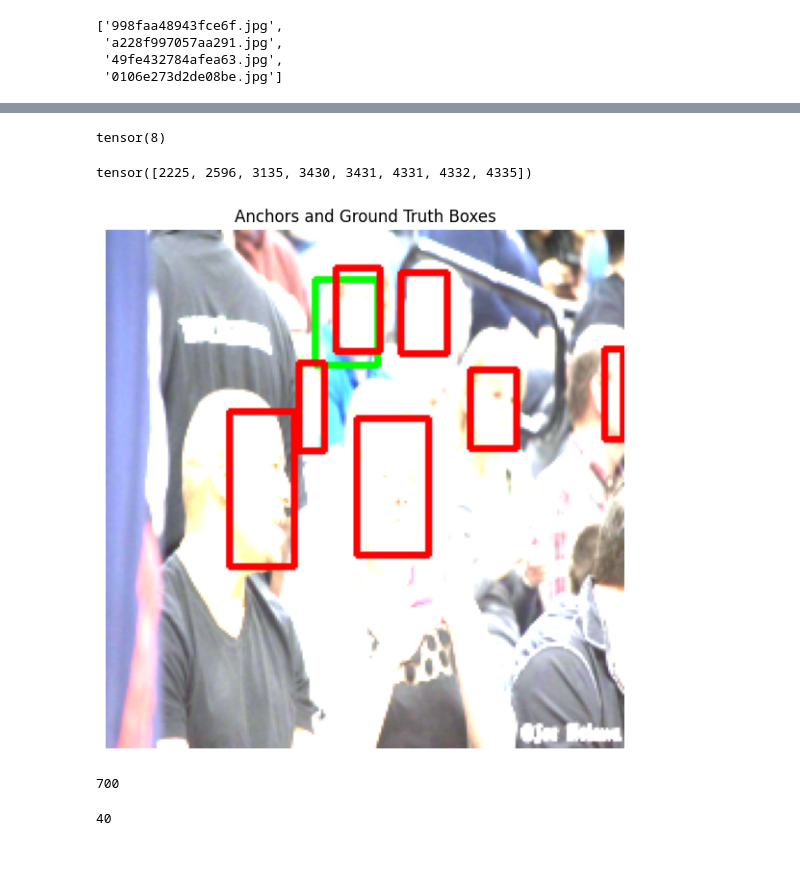
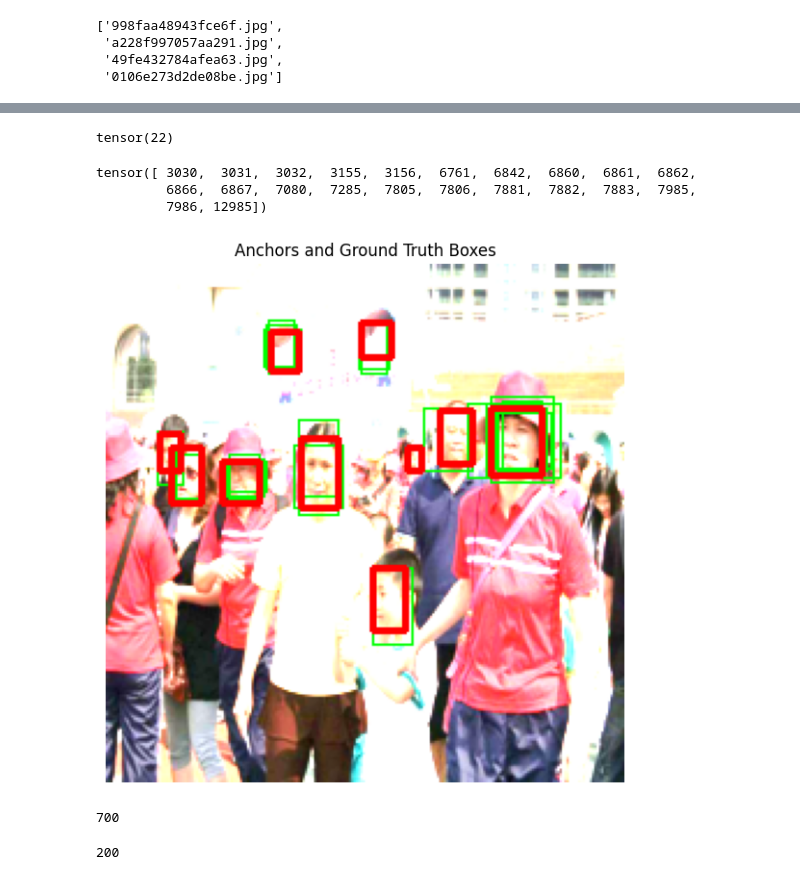
Before and after one commit to Atlas2p0/FasterRCNNFaceDetection, a Jupyter notebook: notebooks/RPN.ipynb, the cells around one changed output, grey strips where cells are left out. Cells and saved outputs as stored; diff of their text form; code cells hidden in the pictures.

```diff
--- a/notebooks/RPN.ipynb
+++ b/notebooks/RPN.ipynb
@@ -181,6 +101,6 @@ tensor([[0.0231, 0.0105, 0.0483, 0.0610],
 # %%
-sample_image= train_dataset[8]['image']
-sample_label= train_dataset[8]['boxes']
+sample_image= train_dataset[2]['image']
+sample_label= train_dataset[2]['boxes']
 
 np_image_display= sample_image.detach().cpu().numpy()
 np_image_display = np.transpose(np_image_display, (1, 2, 0)) # CxHxW to HxWxC
@@ -194,7 +114,7 @@ else:
 # Ensure contiguous
 if not np_image_display.flags['C_CONTIGUOUS']:
     np_image_display = np.ascontiguousarray(np_image_display)
-
+print(all_anchors.shape)
 # Draw ALL anchors on the resized image
-draw_image_with_box(sample_image, all_anchors[1250:1300])
+draw_image_with_box(sample_image, all_anchors)
 # %% [output]
@@ -212,15 +135,20 @@ tensor(0.6896)
 # %%
-matched_targs= match_anchors_to_gt(all_anchors, sample_label)
-matched_labels, regression_targets= matched_targs['labels'], matched_targs['regression_targets']
+keep, matched_labels, gt_assign= match_anchors_to_gt(all_anchors, filtered_bboxes)
 num_positive_labels= torch.sum(matched_labels==1)
 num_positive_labels
 # %% [output]
-tensor(8)
+tensor(22)
 # %%
-torch.where(matched_labels==1)[0]
+foreground_mask= matched_labels == 1
+pos_anchor_idx= keep[foreground_mask]
+pos_anchor_idx
 # %% [output]
-tensor([2225, 2596, 3135, 3430, 3431, 4331, 4332, 4335])
+tensor([ 3030,  3031,  3032,  3155,  3156,  6761,  6842,  6860,  6861,  6862,
+         6866,  6867,  7080,  7285,  7805,  7806,  7881,  7882,  7883,  7985,
+         7986, 12985])
+# %%
+pos_anchors= all_anchors[pos_anchor_idx]
 # %%
-visualize_anchors_and_gt(sample_image, all_anchors[2596:2597], filtered_bboxes)
+visualize_anchors_and_gt(sample_image, pos_anchors, filtered_bboxes)
 # %% [output]
-[figure, old version]
+[figure, new version]
@@ -307,12 +208,12 @@ len(all_images[:700])
 # %% [output]
 700
 # %%
-train_images, validation_images= train_test_split(all_images[:200], test_size= 0.2, random_state= 42)
+train_images, validation_images= train_test_split(all_images[:1000], test_size= 0.2, random_state= 42)
 train_dataset= FaceDataset(image_dir= images_train_dir, label_dir= labels_train_dir, image_list= train_images, max_boxes= 10, transform= transforms)
 val_dataset= FaceDataset(image_dir= images_train_dir, label_dir= labels_train_dir, image_list= validation_images, max_boxes= 10, transform= transforms)
 len(val_dataset)
 # %% [output]
-40
+200
 # %%
 train_loader= DataLoader(train_dataset, batch_size=config.BATCH_SIZE, shuffle= True)
 val_loader= DataLoader(val_dataset, batch_size= config.BATCH_SIZE, shuffle= False)
```
Also changed, not shown: parts of 53 cells of this notebook, 5 other files.
